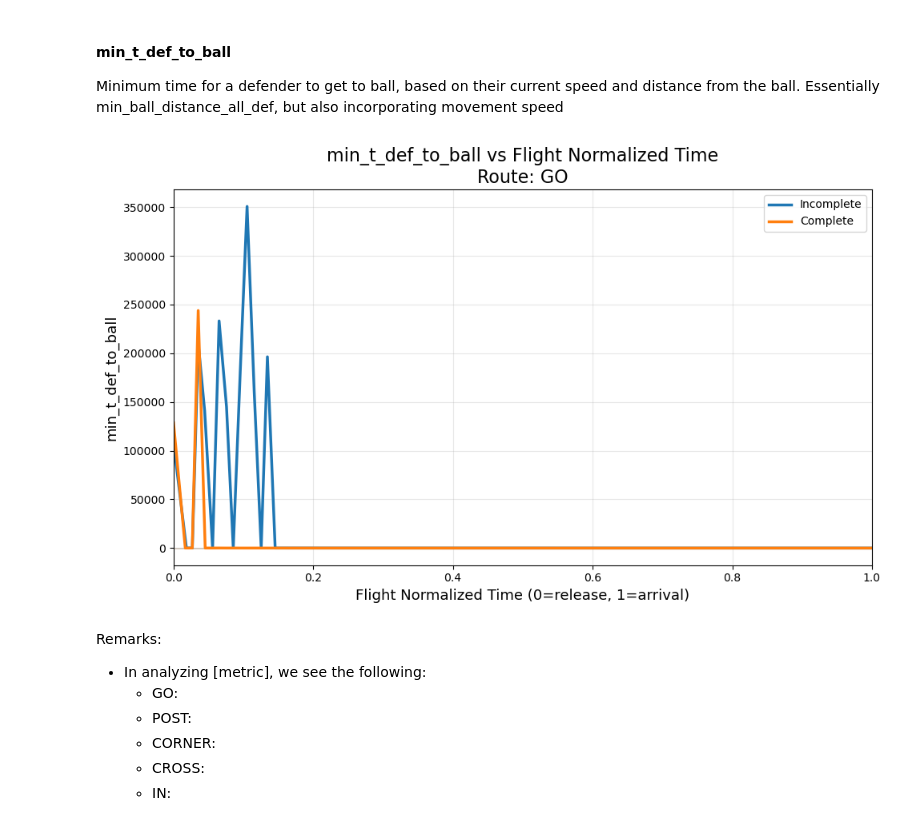
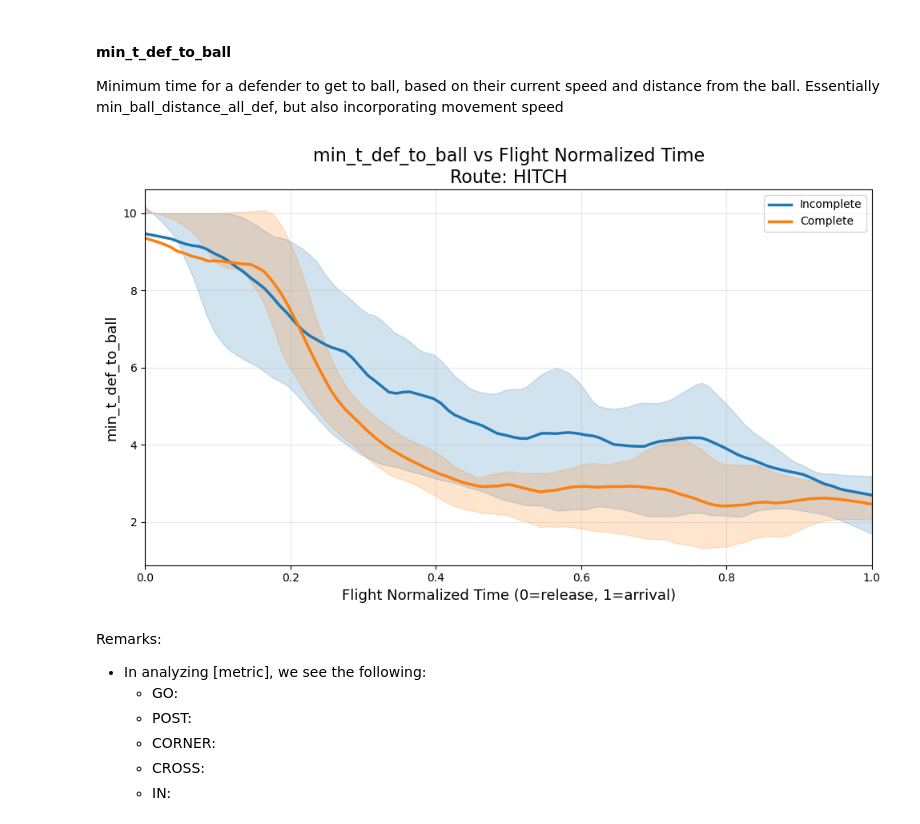
Before and after one commit to SethJ50/NFL-Big-Data-Bowl-2026, a Jupyter notebook: Exploratory Data Analysis.ipynb, the cells around one changed output. Saved outputs shown, nothing was run; the diff lists cells and outputs as text; code cells hidden in the pictures.

```diff
--- a/Exploratory Data Analysis.ipynb
+++ b/Exploratory Data Analysis.ipynb
@@ -826,8 +991,11 @@ data_adv = pd.read_csv('data_adv.csv')
 # %%
-def make_time_plot(df, y_col, route_type, nbins = 100, smooth_frac = 0.1):
+def make_time_plot(df, y_col, route_type = None, route_group = None, nbins = 100, smooth_frac = 0.1):
 
     # Filter by route
-    d = df[df['route_of_targeted_receiver'] == route_type].copy()
+    if route_group is None:
+        d = df[df['route_of_targeted_receiver'] == route_type].copy()
+    else:
+        d = df[df['route_group'] == route_group].copy()
 
     # Filter to after release only
     d = d[d['to_release'] == 'after']
@@ -1110,9 +1471,9 @@ Future Investigation:
 #### min_t_def_to_ball
 Minimum time for a defender to get to ball, based on their current speed and distance from the ball. Essentially min_ball_distance_all_def, but also incorporating movement speed
 # %%
-make_time_plot(data_adv, "min_t_def_to_ball", route_type = "GO")
+make_time_plot(data_adv, "min_t_def_to_ball", route_type = "HITCH")
 # %% [output]
-[figure, old version]
+[figure, new version]
 # %% [markdown]
 Remarks:
 * In analyzing [metric], we see the following:
```
Also changed, not shown: parts of 41 cells of this notebook, 4 other files.
